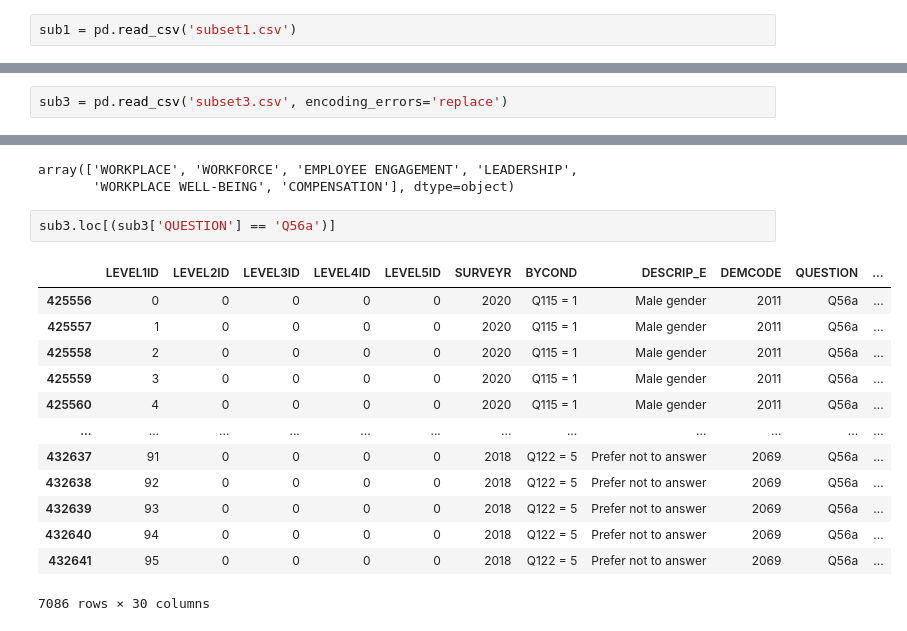
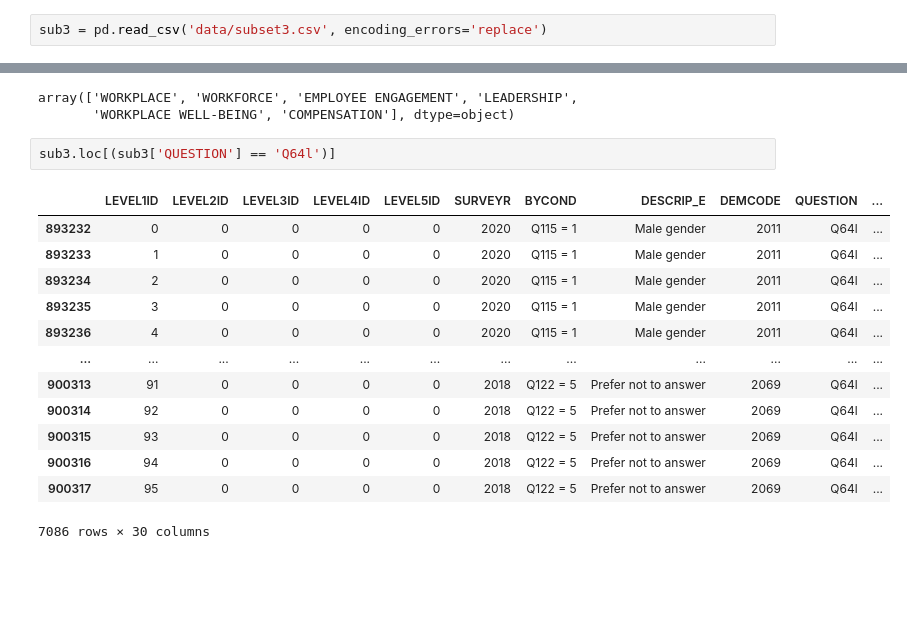
Before and after one commit to zeddmaxx/CANDEV-22, a Jupyter notebook: clean-data/explore.ipynb, the cells around one changed output, grey strips where cells are left out. Cells and saved outputs as stored; diff of their text form; blank space fills up the shorter version.

```diff
--- a/clean-data/explore.ipynb
+++ b/clean-data/explore.ipynb
@@ -1,4 +1,4 @@
 # %%
 import pandas as pd
 # %%
-sub1 = pd.read_csv('subset1.csv')
+sub3 = pd.read_csv('data/subset3.csv', encoding_errors='replace')
@@ -15,5 +5,3 @@ sub1.head()
-# %%
-sub3 = pd.read_csv('subset3.csv', encoding_errors='replace')
 # %%
 sub3
 # %% [output]
@@ -110,18 +98,18 @@ sub3.INDICATORENG.unique()
 array(['WORKPLACE', 'WORKFORCE', 'EMPLOYEE ENGAGEMENT', 'LEADERSHIP',
        'WORKPLACE WELL-BEING', 'COMPENSATION'], dtype=object)
 # %%
-sub3.loc[(sub3['QUESTION'] == 'Q56a')]
+sub3.loc[(sub3['QUESTION'] == 'Q64l')]
 # %% [output]
 |  | LEVEL1ID | LEVEL2ID | LEVEL3ID | LEVEL4ID | LEVEL5ID | SURVEYR | BYCOND | DESCRIP_E | DEMCODE | QUESTION | ... |
-| 425556 | 0 | 0 | 0 | 0 | 0 | 2020 | Q115 = 1 | Male gender | 2011 | Q56a | ... |
-| 425557 | 1 | 0 | 0 | 0 | 0 | 2020 | Q115 = 1 | Male gender | 2011 | Q56a | ... |
-| 425558 | 2 | 0 | 0 | 0 | 0 | 2020 | Q115 = 1 | Male gender | 2011 | Q56a | ... |
-| 425559 | 3 | 0 | 0 | 0 | 0 | 2020 | Q115 = 1 | Male gender | 2011 | Q56a | ... |
-| 425560 | 4 | 0 | 0 | 0 | 0 | 2020 | Q115 = 1 | Male gender | 2011 | Q56a | ... |
+| 893232 | 0 | 0 | 0 | 0 | 0 | 2020 | Q115 = 1 | Male gender | 2011 | Q64l | ... |
+| 893233 | 1 | 0 | 0 | 0 | 0 | 2020 | Q115 = 1 | Male gender | 2011 | Q64l | ... |
+| 893234 | 2 | 0 | 0 | 0 | 0 | 2020 | Q115 = 1 | Male gender | 2011 | Q64l | ... |
+| 893235 | 3 | 0 | 0 | 0 | 0 | 2020 | Q115 = 1 | Male gender | 2011 | Q64l | ... |
+| 893236 | 4 | 0 | 0 | 0 | 0 | 2020 | Q115 = 1 | Male gender | 2011 | Q64l | ... |
 | ... | ... | ... | ... | ... | ... | ... | ... | ... | ... | ... | ... |
-| 432637 | 91 | 0 | 0 | 0 | 0 | 2018 | Q122 = 5 | Prefer not to answer | 2069 | Q56a | ... |
-| 432638 | 92 | 0 | 0 | 0 | 0 | 2018 | Q122 = 5 | Prefer not to answer | 2069 | Q56a | ... |
-| 432639 | 93 | 0 | 0 | 0 | 0 | 2018 | Q122 = 5 | Prefer not to answer | 2069 | Q56a | ... |
-| 432640 | 94 | 0 | 0 | 0 | 0 | 2018 | Q122 = 5 | Prefer not to answer | 2069 | Q56a | ... |
-| 432641 | 95 | 0 | 0 | 0 | 0 | 2018 | Q122 = 5 | Prefer not to answer | 2069 | Q56a | ... |
+| 900313 | 91 | 0 | 0 | 0 | 0 | 2018 | Q122 = 5 | Prefer not to answer | 2069 | Q64l | ... |
+| 900314 | 92 | 0 | 0 | 0 | 0 | 2018 | Q122 = 5 | Prefer not to answer | 2069 | Q64l | ... |
+| 900315 | 93 | 0 | 0 | 0 | 0 | 2018 | Q122 = 5 | Prefer not to answer | 2069 | Q64l | ... |
+| 900316 | 94 | 0 | 0 | 0 | 0 | 2018 | Q122 = 5 | Prefer not to answer | 2069 | Q64l | ... |
+| 900317 | 95 | 0 | 0 | 0 | 0 | 2018 | Q122 = 5 | Prefer not to answer | 2069 | Q64l | ... |
 7086 rows × 30 columns
```
Also changed, not shown: parts of 1 cell of this notebook, 1 other file.
